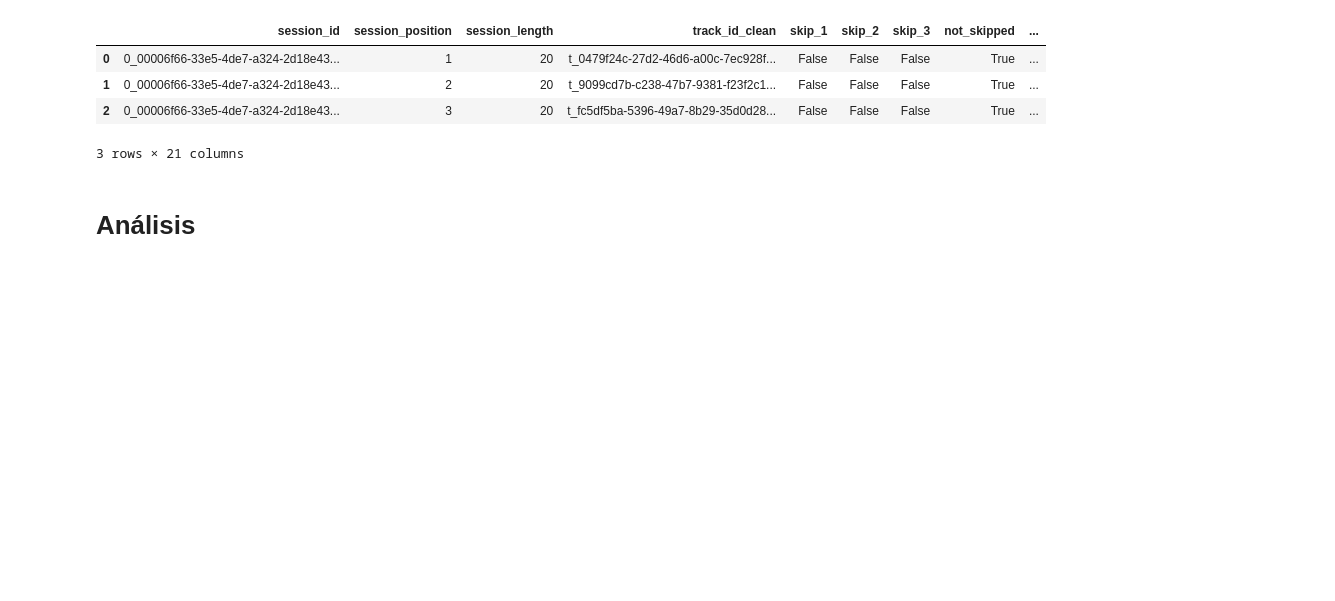
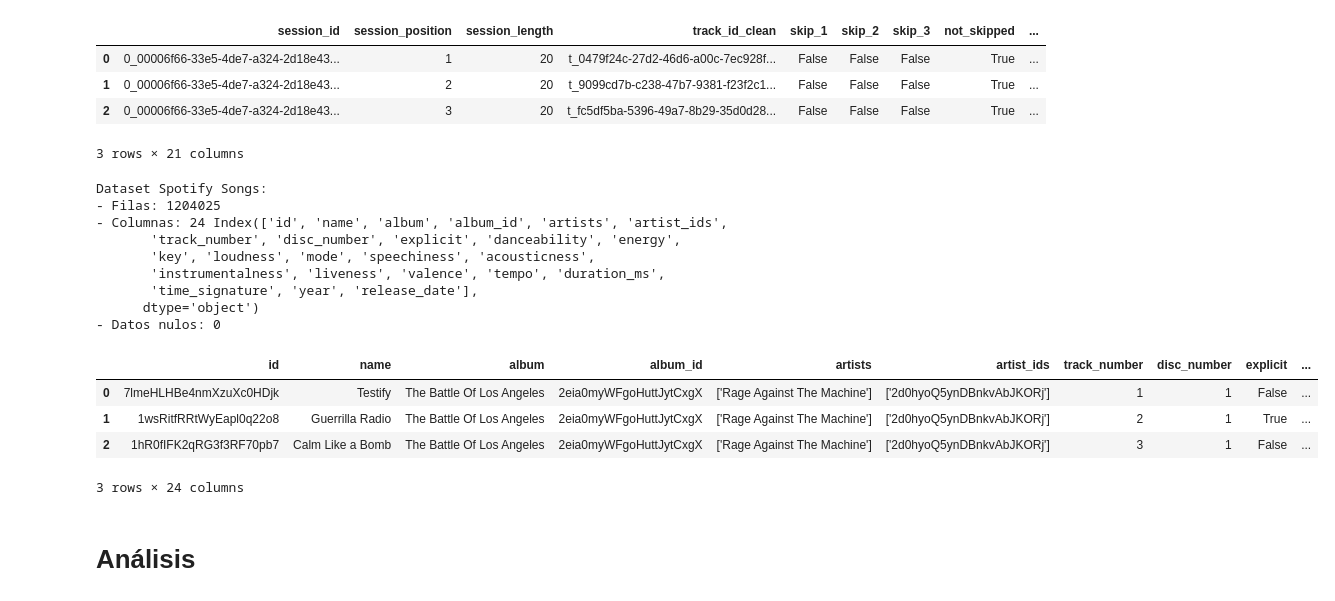
Before and after one commit to sebac820/recsys-grupo-15, a Jupyter notebook: 1_analisis_exploratorio.ipynb, the cells around one changed output. Saved outputs shown, nothing was run; the diff lists cells and outputs as text; code cells hidden in the pictures; blank space fills up the shorter version.

```diff
--- a/1_analisis_exploratorio.ipynb
+++ b/1_analisis_exploratorio.ipynb
@@ -42,6 +43,28 @@ Dataset Sessions:
 | 1 | 0_00006f66-33e5-4de7-a324-2d18e43... | 2 | 20 | t_9099cd7b-c238-47b7-9381-f23f2c1... | False | False | False | True | ... |
 | 2 | 0_00006f66-33e5-4de7-a324-2d18e43... | 3 | 20 | t_fc5df5ba-5396-49a7-8b29-35d0d28... | False | False | False | True | ... |
 3 rows × 21 columns
+# %%
+spotify_songs = pd.read_csv('data/spotify_songs.csv')
+print('Dataset Spotify Songs:')
+print('- Filas:', spotify_songs.shape[0])
+print('- Columnas:', spotify_songs.shape[1], spotify_songs.columns)
+print('- Datos nulos:', spotify_songs.isna().sum().sum())
+display(spotify_songs.head(3))
+# %% [output]
+Dataset Spotify Songs:
+- Filas: 1204025
+- Columnas: 24 Index(['id', 'name', 'album', 'album_id', 'artists', 'artist_ids',
+       'track_number', 'disc_number', 'explicit', 'danceability', 'energy',
+       'key', 'loudness', 'mode', 'speechiness', 'acousticness',
+       'instrumentalness', 'liveness', 'valence', 'tempo', 'duration_ms',
+       'time_signature', 'year', 'release_date'],
+      dtype='object')
+- Datos nulos: 0
+|  | id | name | album | album_id | artists | artist_ids | track_number | disc_number | explicit | ... |
+| 0 | 7lmeHLHBe4nmXzuXc0HDjk | Testify | The Battle Of Los Angeles | 2eia0myWFgoHuttJytCxgX | ['Rage Against The Machine'] | ['2d0hyoQ5ynDBnkvAbJKORj'] | 1 | 1 | False | ... |
+| 1 | 1wsRitfRRtWyEapl0q22o8 | Guerrilla Radio | The Battle Of Los Angeles | 2eia0myWFgoHuttJytCxgX | ['Rage Against The Machine'] | ['2d0hyoQ5ynDBnkvAbJKORj'] | 2 | 1 | True | ... |
+| 2 | 1hR0fIFK2qRG3f3RF70pb7 | Calm Like a Bomb | The Battle Of Los Angeles | 2eia0myWFgoHuttJytCxgX | ['Rage Against The Machine'] | ['2d0hyoQ5ynDBnkvAbJKORj'] | 3 | 1 | False | ... |
+3 rows × 24 columns
 # %% [markdown]
 # Análisis
 # %% [markdown]
```
Also changed, not shown: parts of 7 cells of this notebook, 2 other files.
